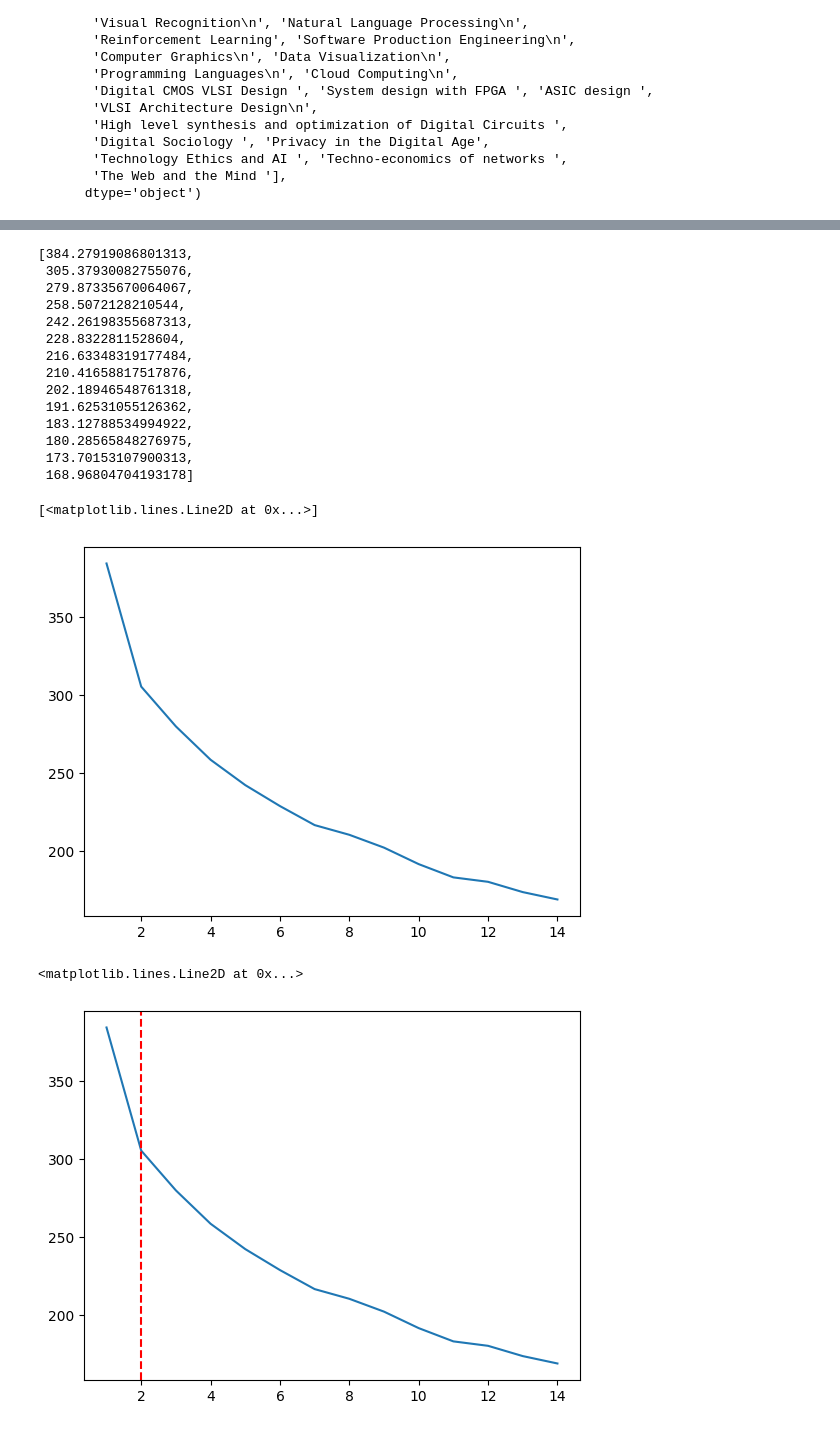
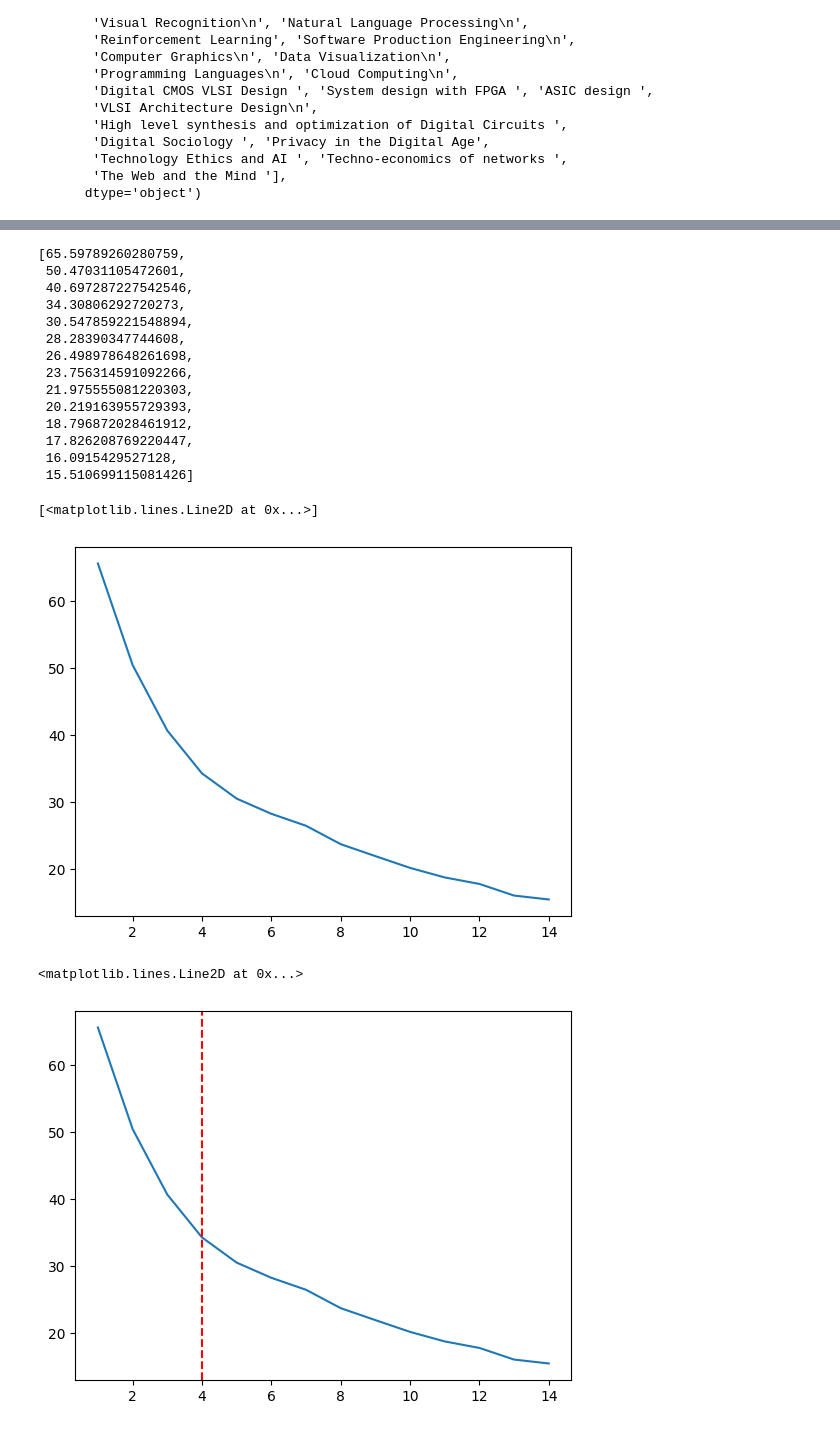
Before and after one commit to chinmayparekh/CourseRecSys, a Jupyter notebook: courseRecSys.ipynb, the cells around one changed output, grey strips where cells are left out. Saved outputs shown, nothing was run; the diff lists cells and outputs as text; code cells hidden in the pictures.

```diff
--- a/courseRecSys.ipynb
+++ b/courseRecSys.ipynb
@@ -66,4 +64,7 @@ Index(['Data Structures and Algorithms', 'Computer Architecture\n',
+# %%
+core_courses = ['Data Structures and Algorithms','Computer Architecture\n','Discrete Mathematics\n','Economics','Programming-2']
 # %%
 kmeans = KMeans(n_clusters = 3, random_state = 42)
-kmeans.fit_predict(df[courses])
+# kmeans.fit_predict(df[courses])
+kmeans.fit_predict(df[core_courses])
 # %% [output]
@@ -77,35 +78,35 @@ array([1, 1, 2, 1, 1, 1, 2, 2, 1, 1, 1, 1, 1, 1, 1, 1, 1, 1, 1, 1, 1, 1,
 wcss = []  #Within Cluster Sum of Squares
 for number_of_clusters in range(1, 15):
     kmeans = KMeans(n_clusters = number_of_clusters, random_state = 42)
-    kmeans.fit(df[courses])
+    kmeans.fit(df[core_courses])
     wcss.append(kmeans.inertia_)
 wcss
 # %% [output]
-[384.27919086801313,
- 305.37930082755076,
- 279.87335670064067,
- 258.5072128210544,
- 242.26198355687313,
- 228.8322811528604,
- 216.63348319177484,
- 210.41658817517876,
- 202.18946548761318,
- 191.62531055126362,
- 183.12788534994922,
- 180.28565848276975,
- 173.70153107900313,
- 168.96804704193178]
+[65.59789260280759,
+ 50.47031105472601,
+ 40.697287227542546,
+ 34.30806292720273,
+ 30.547859221548894,
+ 28.28390347744608,
+ 26.498978648261698,
+ 23.756314591092266,
+ 21.975555081220303,
+ 20.219163955729393,
+ 18.796872028461912,
+ 17.826208769220447,
+ 16.0915429527128,
+ 15.510699115081426]
 # %%
 ks = [1, 2, 3, 4, 5 , 6 , 7 , 8, 9, 10,11,12,13,14]
 plt.plot(ks, wcss)
 # %% [output]
 [<matplotlib.lines.Line2D at 0x...>]
-[figure, old version]
+[figure, new version]
 # %%
 ks = [1, 2, 3, 4, 5 , 6 , 7 , 8, 9, 10,11,12,13,14]
 plt.plot(ks, wcss);
-plt.axvline(2, linestyle='--', color='r')
+plt.axvline(4, linestyle='--', color='r')
 # %% [output]
 <matplotlib.lines.Line2D at 0x...>
-[figure, old version]
+[figure, new version]
 # %%
```
Also changed, not shown: parts of 4 cells of this notebook.
